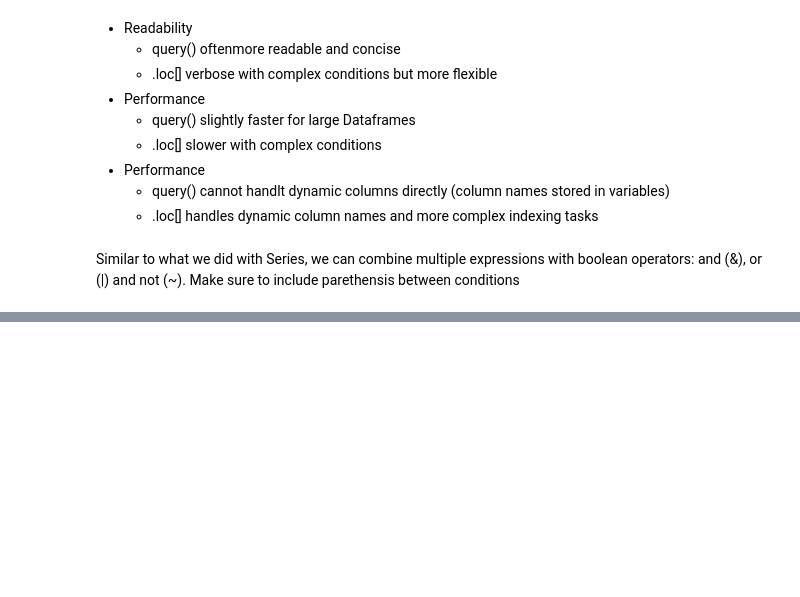
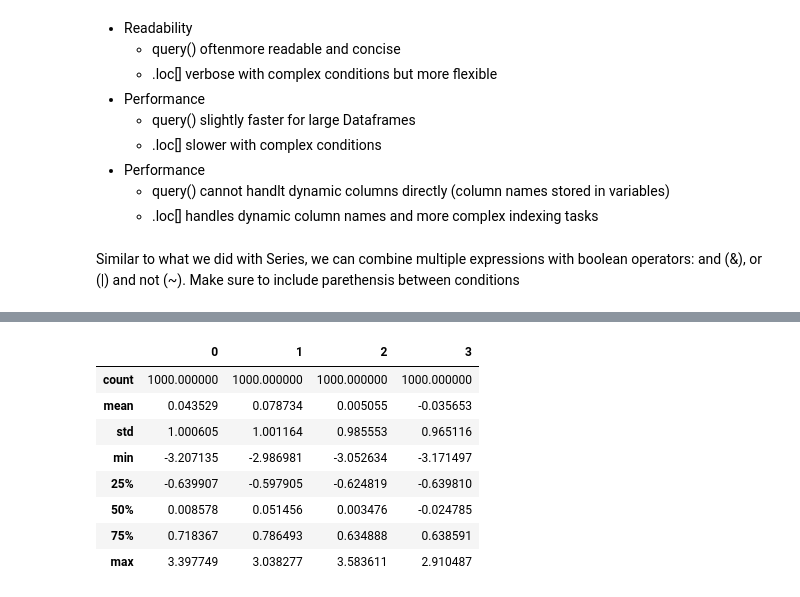
Before and after one commit to mmaazkhanhere/genai-learning-repo, a Jupyter notebook: data-analysis-course/course.ipynb, the cells around one changed output, grey strips where cells are left out. Drawn from its saved outputs; the diff is of its cells as text; code cells hidden in the pictures; blank space fills up the shorter version.

```diff
--- a/data-analysis-course/course.ipynb
+++ b/data-analysis-course/course.ipynb
@@ -1674,0 +1920,12 @@ top_companies.query("Revenue > @mean_revenue") # referncing above variable
+# %%
+data.describe()
+# %% [output]
+|  | 0 | 1 | 2 | 3 |
+| count | 1000.000000 | 1000.000000 | 1000.000000 | 1000.000000 |
+| mean | 0.043529 | 0.078734 | 0.005055 | -0.035653 |
+| std | 1.000605 | 1.001164 | 0.985553 | 0.965116 |
+| min | -3.207135 | -2.986981 | -3.052634 | -3.171497 |
+| 25% | -0.639907 | -0.597905 | -0.624819 | -0.639810 |
+| 50% | 0.008578 | 0.051456 | 0.003476 | -0.024785 |
+| 75% | 0.718367 | 0.786493 | 0.634888 | 0.638591 |
+| max | 3.397749 | 3.038277 | 3.583611 | 2.910487 |
```
Also changed, not shown: parts of 32 cells of this notebook.
